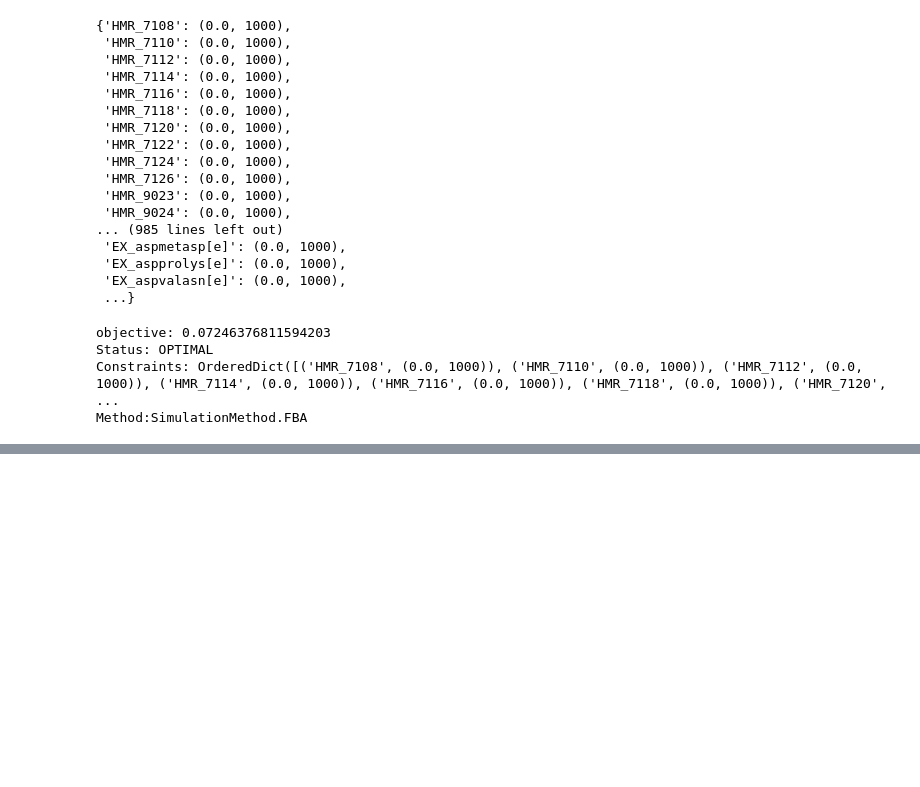
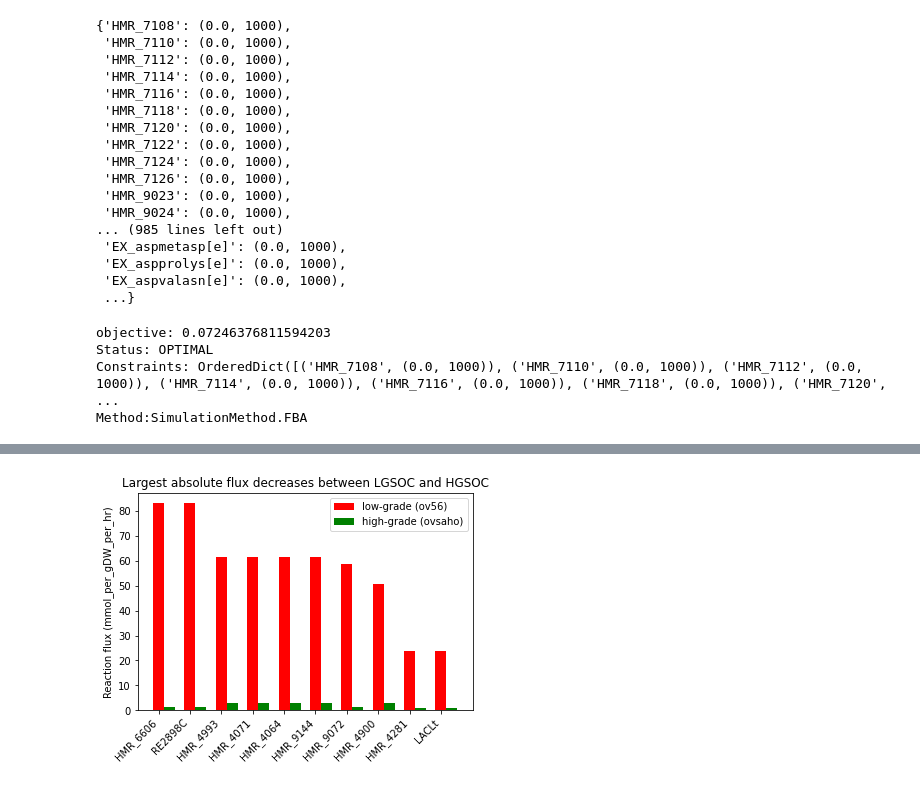
Before and after one commit to katemeeson/low_versus_high_grade_modelling, a Jupyter notebook: ov56_tomics_integration_template_without_andor_integration_low_growth.ipynb, the cells around one changed output, grey strips where cells are left out. Drawn from its saved outputs; the diff is of its cells as text; code cells hidden in the pictures; blank space fills up the shorter version.

```diff
--- a/ov56_tomics_integration_template_without_andor_integration_low_growth.ipynb
+++ b/ov56_tomics_integration_template_without_andor_integration_low_growth.ipynb
@@ -1377,0 +1492,3 @@ plt.boxplot(exp_data)
+# %%
+second_portion = sig_increase_df[0:1].append(sig_increase_df[5:6])
+second_portion
@@ -1377,0 +1499,13 @@ plt.boxplot(exp_data)
+# %%
+reactions = []
+names = []
+compartments = []
+for n in range(len(second_portion['reaction'])):
+    reactions.append(second_portion.iloc[n,0])
+    names.append(model.reactions.get_by_id(second_portion.iloc[n,0]).name)
+    compartments.append(model.reactions.get_by_id(second_portion.iloc[n,0]).compartments)
+increase_1_df = pd.DataFrame(columns = ['reactions', 'equations', 'compartments'])
+increase_1_df['reactions'] = reactions
+increase_1_df['equations'] = names
+increase_1_df['compartments'] = compartments
+increase_1_df.to_csv('increase_3.csv')
@@ -1377,0 +1550,8 @@ plt.boxplot(exp_data)
+# %%
+differences = []
+for n in range(len(sig_decrease_df['reaction'])):
+    d = sig_decrease_df.iloc[n,1] - sig_decrease_df.iloc[n,2]
+    differences.append(d)
+sig_decrease_df['differences'] = differences
+sig_decrease_df = sig_decrease_df.sort_values(by = ['differences'], ascending=False)
+sig_decrease_df
@@ -1377,0 +1572,22 @@ plt.boxplot(exp_data)
+# %%
+y1 = sig_decrease_df[0:10]['ov56_flux']
+y2 = sig_decrease_df[0:10]['ovsaho_flux']
+
+N=10
+ind = np.arange(N)
+width = 0.35
+plt.bar(ind, y1, width, label='low-grade (ov56)', color='r')
+plt.bar(ind + width, y2, width,
+    label='high-grade (ovsaho)', color='g')
+
+reaction_ids = sig_decrease_df[0:10]['reaction']
+plt.xticks(ind, reaction_ids)
+plt.setp(plt.gca().get_xticklabels(), rotation=45, horizontalalignment='right')
+plt.ylabel('Reaction flux (mmol_per_gDW_per_hr)')
+plt.title('Largest absolute flux decreases between LGSOC and HGSOC')
+
+plt.legend(loc='best')
+plt.savefig('decrease_1.png', dpi = 1200, bbox_inches='tight')
+plt.show()
+# %% [output]
+[figure, added]
```
Also changed, not shown: parts of 134 cells of this notebook, 1 other file.
